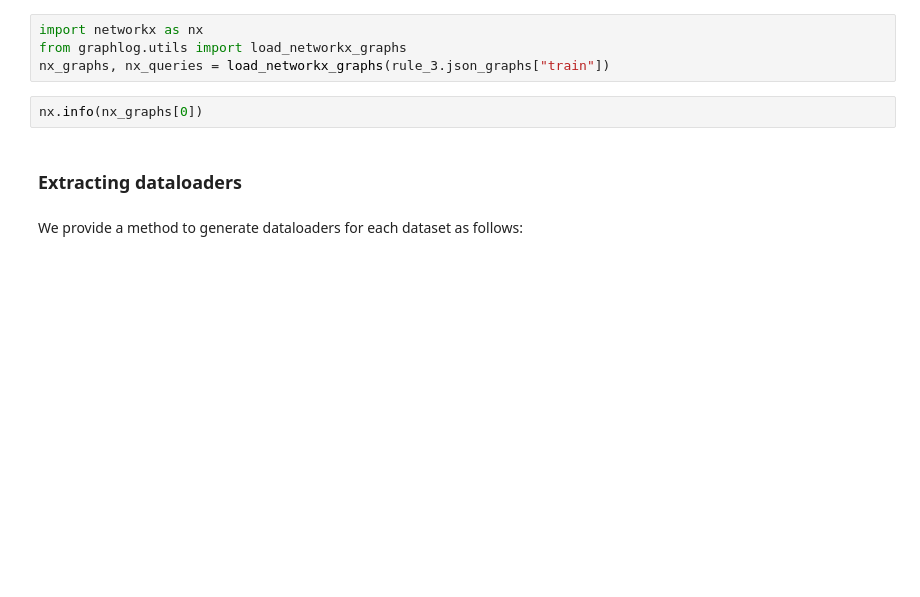
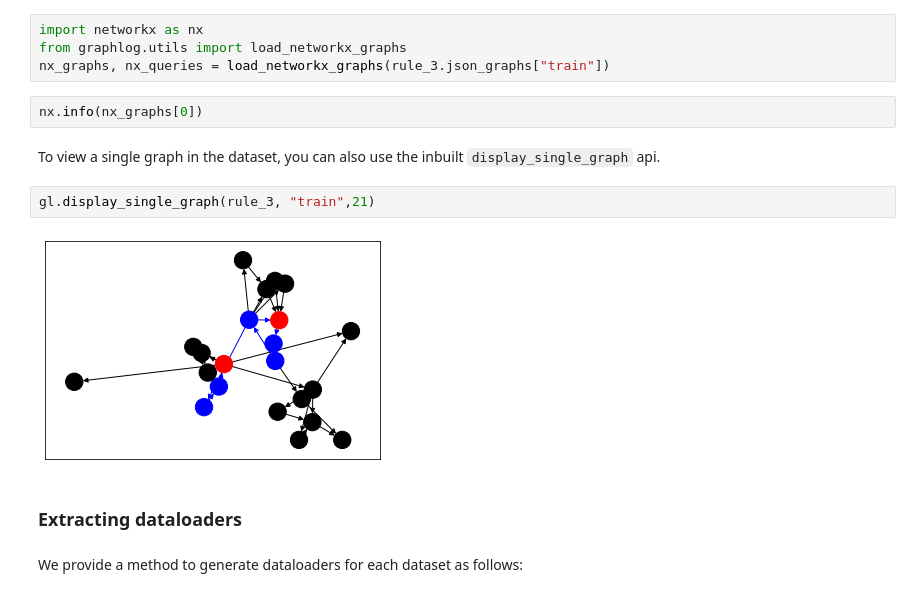
Before and after one commit to facebookresearch/GraphLog, a Jupyter notebook: examples/Basic Usage.ipynb, the cells around one changed output. Drawn from its saved outputs; the diff is of its cells as text; blank space fills up the shorter version.

Commit message:
add visualization api

```diff
--- a/examples/Basic Usage.ipynb
+++ b/examples/Basic Usage.ipynb
@@ -52,6 +62,12 @@ from graphlog.utils import load_networkx_graphs
 nx_graphs, nx_queries = load_networkx_graphs(rule_3.json_graphs["train"])
 # %%
 nx.info(nx_graphs[0])
+# %% [markdown]
+To view a single graph in the dataset, you can also use the inbuilt `display_single_graph` api.
+# %%
+gl.display_single_graph(rule_3, "train",21)
+# %% [output]
+[figure, added]
 # %% [markdown]
 ### Extracting dataloaders
 # %% [markdown]
```
Also changed, not shown: parts of 2 cells of this notebook, 5 other files.
